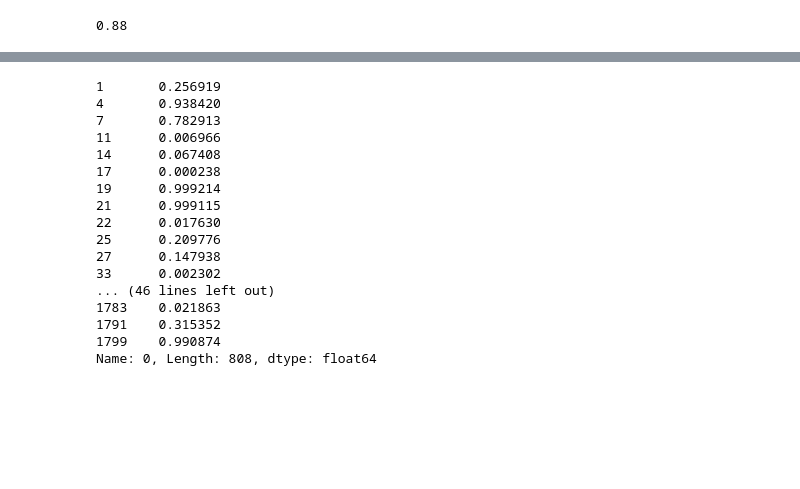
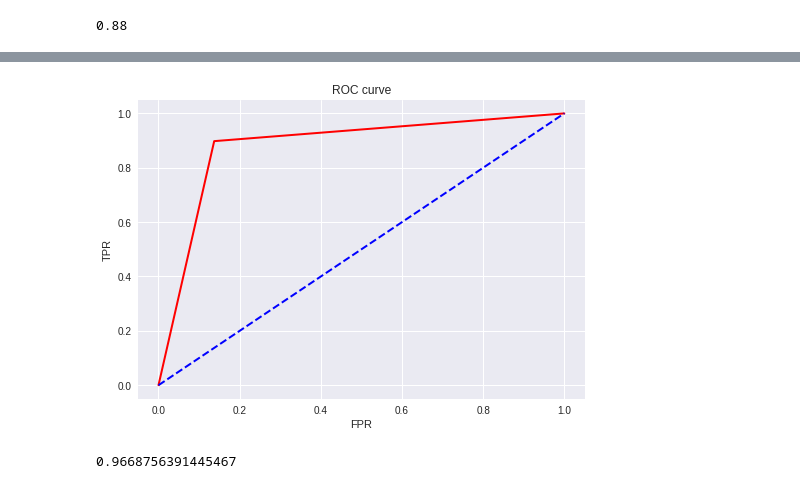
Before and after one commit to basliyal/aml-homeworks, a Jupyter notebook: homework_7.ipynb, the cells around one changed output, grey strips where cells are left out. Cells and saved outputs as stored; diff of their text form; code cells hidden in the pictures; blank space fills up the shorter version.

```diff
--- a/homework_7.ipynb
+++ b/homework_7.ipynb
@@ -106,20 +100,20 @@ plt.legend();
-# %%
-x2
-# %% [output]
-1       0.256919
-4       0.938420
-7       0.782913
-11      0.006966
-14      0.067408
-17      0.000238
-19      0.999214
-21      0.999115
-22      0.017630
-25      0.209776
-27      0.147938
-33      0.002302
-... (46 lines left out)
-1783    0.021863
-1791    0.315352
-1799    0.990874
-Name: 0, Length: 808, dtype: float64
+# %%
+fpr, tpr,_=roc_curve(clf.predict(test_df.values[:,:-1]),test_labels,drop_intermediate=False)
+# %%
+plt.figure()
+##Adding the ROC
+plt.plot(fpr, tpr, color='red',
+ lw=2, label='ROC curve')
+##Random FPR and TPR
+plt.plot([0, 1], [0, 1], color='blue', lw=2, linestyle='--')
+##Title and label
+plt.xlabel('FPR')
+plt.ylabel('TPR')
+plt.title('ROC curve')
+plt.show()
+# %% [output]
+[figure, added]
+# %%
+roc_auc_score(clf.predict(train_df.values[:,:-1]),train_labels)
+# %% [output]
+0.9668756391445467
```
Also changed, not shown: parts of 12 cells of this notebook.
